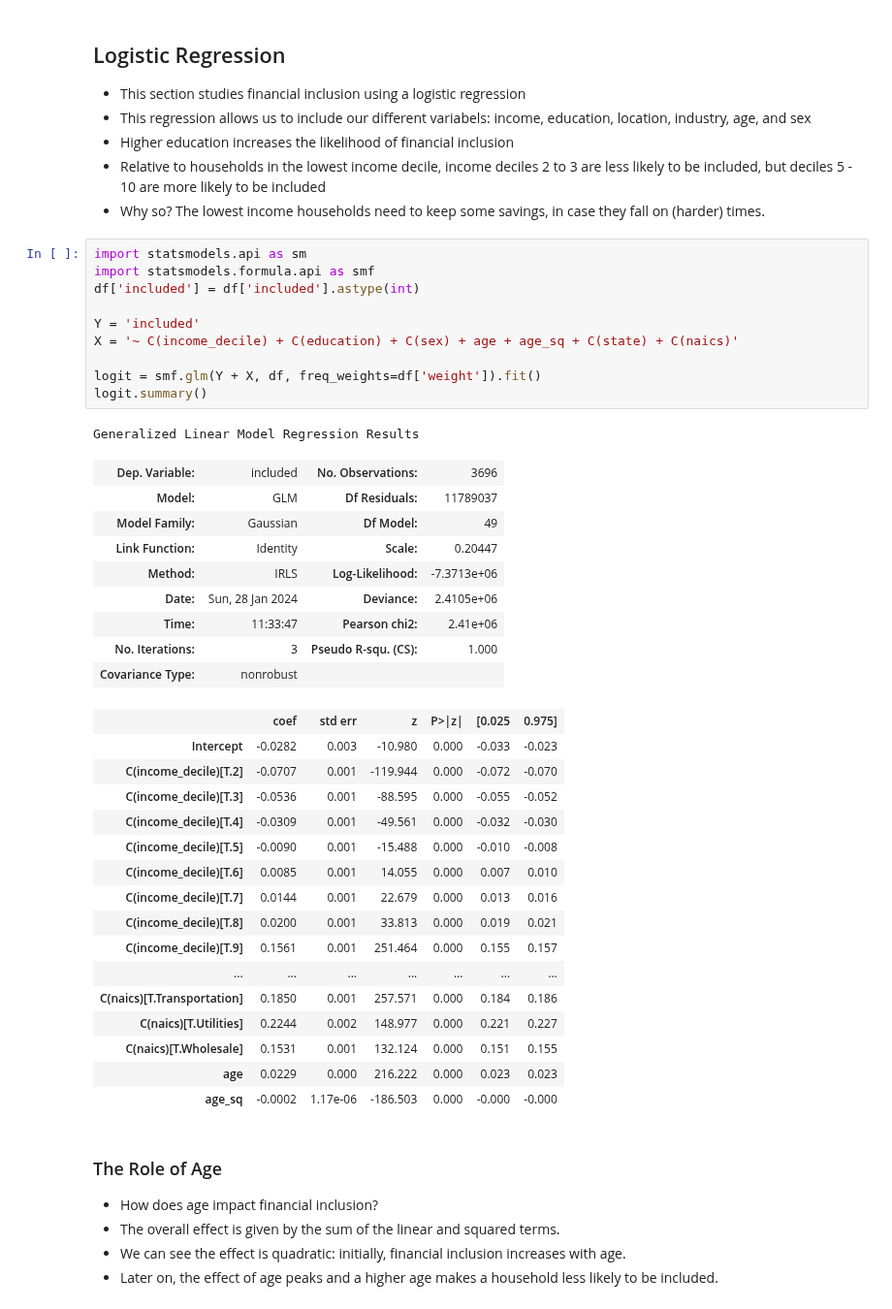
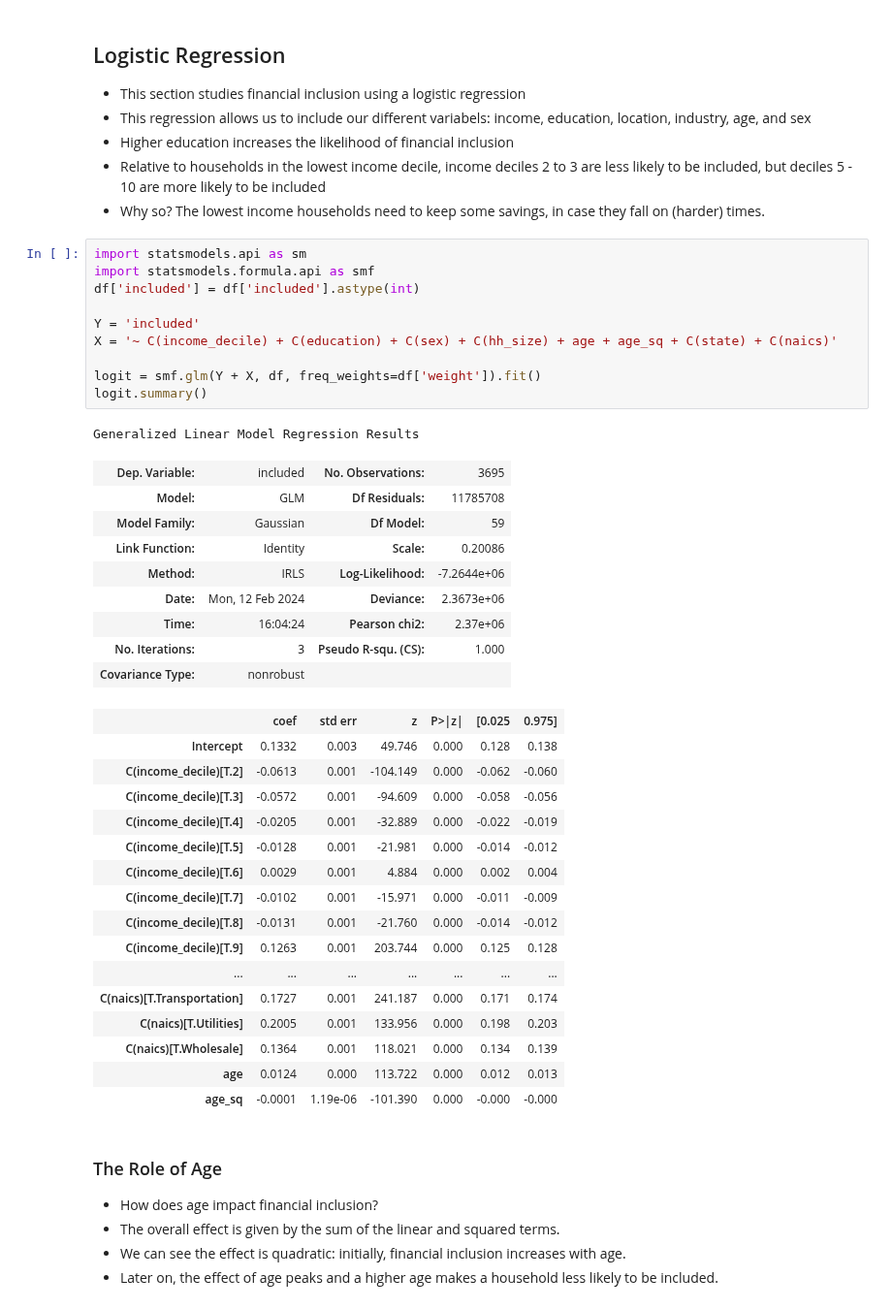
Before and after one commit to mjv2146/access-to-financial-markets, a Jupyter notebook: notebooks/2005/03_financial.ipynb, the cells around one changed output. Shown at 97% size. Cells and saved outputs as stored; diff of their text form.

```diff
--- a/notebooks/2005/03_financial.ipynb
+++ b/notebooks/2005/03_financial.ipynb
@@ -204,40 +203,40 @@ plt.xlim(0, 100);
 # %%
 import statsmodels.api as sm
 import statsmodels.formula.api as smf
 df['included'] = df['included'].astype(int)
 
 Y = 'included'
-X = '~ C(income_decile) + C(education) + C(sex) + age + age_sq + C(state) + C(naics)'
+X = '~ C(income_decile) + C(education) + C(sex) + C(hh_size) + age + age_sq + C(state) + C(naics)'
 
 logit = smf.glm(Y + X, df, freq_weights=df['weight']).fit()
 logit.summary()
 # %% [output]
 Generalized Linear Model Regression Results
-| Dep. Variable: | included | No. Observations: | 3696 |
-| Model: | GLM | Df Residuals: | 11789037 |
-| Model Family: | Gaussian | Df Model: | 49 |
-| Link Function: | Identity | Scale: | 0.20447 |
-| Method: | IRLS | Log-Likelihood: | -7.3713e+06 |
-| Date: | Sun, 28 Jan 2024 | Deviance: | 2.4105e+06 |
-| Time: | 11:33:47 | Pearson chi2: | 2.41e+06 |
+| Dep. Variable: | included | No. Observations: | 3695 |
+| Model: | GLM | Df Residuals: | 11785708 |
+| Model Family: | Gaussian | Df Model: | 59 |
+| Link Function: | Identity | Scale: | 0.20086 |
+| Method: | IRLS | Log-Likelihood: | -7.2644e+06 |
+| Date: | Mon, 12 Feb 2024 | Deviance: | 2.3673e+06 |
+| Time: | 16:04:24 | Pearson chi2: | 2.37e+06 |
 | No. Iterations: | 3 | Pseudo R-squ. (CS): | 1.000 |
 | Covariance Type: | nonrobust |  |  |
 |  | coef | std err | z | P>|z| | [0.025 | 0.975] |
-| Intercept | -0.0282 | 0.003 | -10.980 | 0.000 | -0.033 | -0.023 |
-| C(income_decile)[T.2] | -0.0707 | 0.001 | -119.944 | 0.000 | -0.072 | -0.070 |
-| C(income_decile)[T.3] | -0.0536 | 0.001 | -88.595 | 0.000 | -0.055 | -0.052 |
-| C(income_decile)[T.4] | -0.0309 | 0.001 | -49.561 | 0.000 | -0.032 | -0.030 |
-| C(income_decile)[T.5] | -0.0090 | 0.001 | -15.488 | 0.000 | -0.010 | -0.008 |
-| C(income_decile)[T.6] | 0.0085 | 0.001 | 14.055 | 0.000 | 0.007 | 0.010 |
-| C(income_decile)[T.7] | 0.0144 | 0.001 | 22.679 | 0.000 | 0.013 | 0.016 |
-| C(income_decile)[T.8] | 0.0200 | 0.001 | 33.813 | 0.000 | 0.019 | 0.021 |
-| C(income_decile)[T.9] | 0.1561 | 0.001 | 251.464 | 0.000 | 0.155 | 0.157 |
+| Intercept | 0.1332 | 0.003 | 49.746 | 0.000 | 0.128 | 0.138 |
+| C(income_decile)[T.2] | -0.0613 | 0.001 | -104.149 | 0.000 | -0.062 | -0.060 |
+| C(income_decile)[T.3] | -0.0572 | 0.001 | -94.609 | 0.000 | -0.058 | -0.056 |
+| C(income_decile)[T.4] | -0.0205 | 0.001 | -32.889 | 0.000 | -0.022 | -0.019 |
+| C(income_decile)[T.5] | -0.0128 | 0.001 | -21.981 | 0.000 | -0.014 | -0.012 |
+| C(income_decile)[T.6] | 0.0029 | 0.001 | 4.884 | 0.000 | 0.002 | 0.004 |
+| C(income_decile)[T.7] | -0.0102 | 0.001 | -15.971 | 0.000 | -0.011 | -0.009 |
+| C(income_decile)[T.8] | -0.0131 | 0.001 | -21.760 | 0.000 | -0.014 | -0.012 |
+| C(income_decile)[T.9] | 0.1263 | 0.001 | 203.744 | 0.000 | 0.125 | 0.128 |
 | ... | ... | ... | ... | ... | ... | ... |
-| C(naics)[T.Transportation] | 0.1850 | 0.001 | 257.571 | 0.000 | 0.184 | 0.186 |
-| C(naics)[T.Utilities] | 0.2244 | 0.002 | 148.977 | 0.000 | 0.221 | 0.227 |
-| C(naics)[T.Wholesale] | 0.1531 | 0.001 | 132.124 | 0.000 | 0.151 | 0.155 |
-| age | 0.0229 | 0.000 | 216.222 | 0.000 | 0.023 | 0.023 |
-| age_sq | -0.0002 | 1.17e-06 | -186.503 | 0.000 | -0.000 | -0.000 |
+| C(naics)[T.Transportation] | 0.1727 | 0.001 | 241.187 | 0.000 | 0.171 | 0.174 |
+| C(naics)[T.Utilities] | 0.2005 | 0.001 | 133.956 | 0.000 | 0.198 | 0.203 |
+| C(naics)[T.Wholesale] | 0.1364 | 0.001 | 118.021 | 0.000 | 0.134 | 0.139 |
+| age | 0.0124 | 0.000 | 113.722 | 0.000 | 0.012 | 0.013 |
+| age_sq | -0.0001 | 1.19e-06 | -101.390 | 0.000 | -0.000 | -0.000 |
 # %% [markdown]
 ### The Role of Age
 - How does age impact financial inclusion?
```
Also changed, not shown: parts of 8 cells of this notebook, 1 other file.
